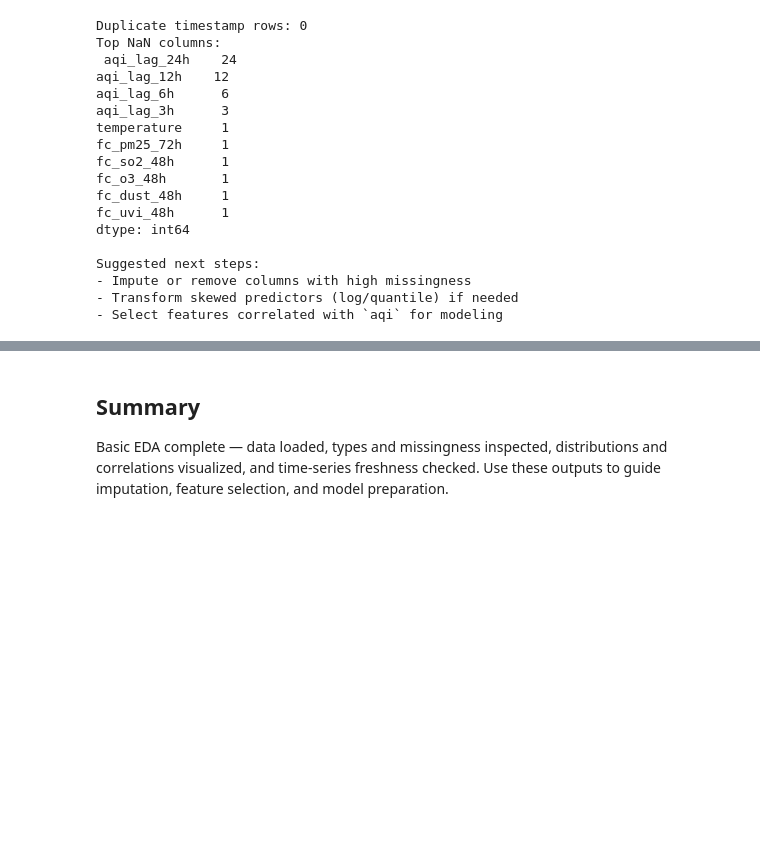
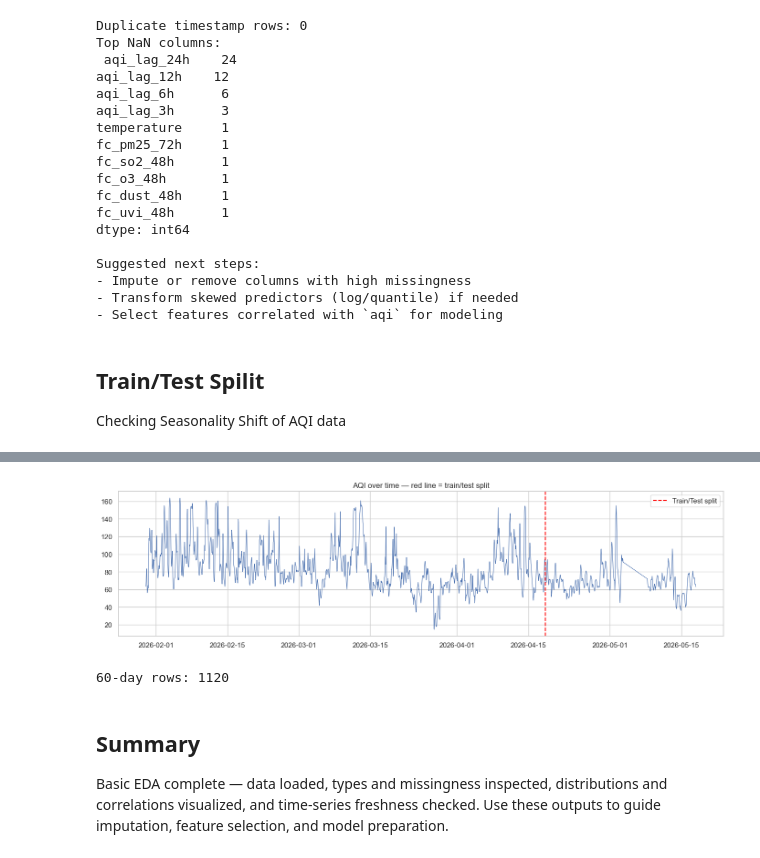
Before and after one commit to Hamza-asm/karachi-aqi-predictor, a Jupyter notebook: EDA.ipynb, the cells around one changed output, grey strips where cells are left out. Saved outputs shown, nothing was run; the diff lists cells and outputs as text; code cells hidden in the pictures; blank space fills up the shorter version.

```diff
--- a/EDA.ipynb
+++ b/EDA.ipynb
@@ -203,3 +201,21 @@ Suggested next steps:
 - Impute or remove columns with high missingness
 - Transform skewed predictors (log/quantile) if needed
 - Select features correlated with `aqi` for modeling
+# %% [markdown]
+## Train/Test Spilit
+Checking Seasonality Shift of AQI data
+# %%
+print("Train date range:", train['timestamp'].min(), "→", train['timestamp'].max())
+print("Test date range:", test['timestamp'].min(), "→", test['timestamp'].max())
+
+# Plot AQI over time to see the shift visually
+import matplotlib.pyplot as plt
+frame_sorted = frame.sort_values('timestamp')
+plt.figure(figsize=(14,4))
+plt.plot(frame_sorted['timestamp'], frame_sorted['aqi'], linewidth=0.8)
+plt.axvline(x=train['timestamp'].max(), color='red', linestyle='--', label='Train/Test split')
+plt.title('AQI over time — red line = train/test split')
+plt.legend()
+plt.tight_layout()
+plt.show()
+# %% [output]
@@ -206,3 +224,11 @@ Suggested next steps:
+[figure, added]
+# %%
+# Train On last 60 Days
+start_60 = pd.Timestamp.now(tz="UTC") - pd.Timedelta(days=60)
+rows_60 = df[df['timestamp'] >= start_60]
+print("60-day rows:", len(rows_60))
+# %% [output]
+60-day rows: 1120
 # %% [markdown]
 ## Summary
 Basic EDA complete — data loaded, types and missingness inspected, distributions and correlations visualized, and time-series freshness checked. Use these outputs to guide imputation, feature selection, and model preparation.
```
Also changed, not shown: parts of 3 cells of this notebook, 3 other files.
